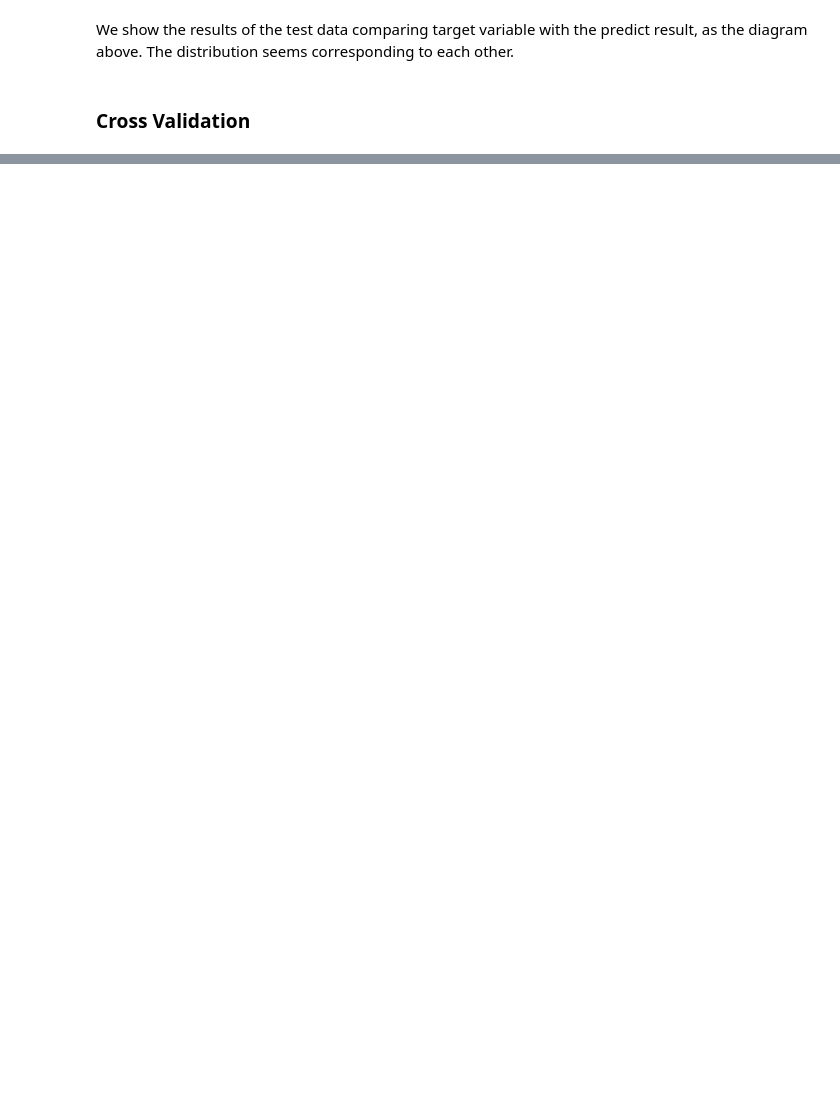
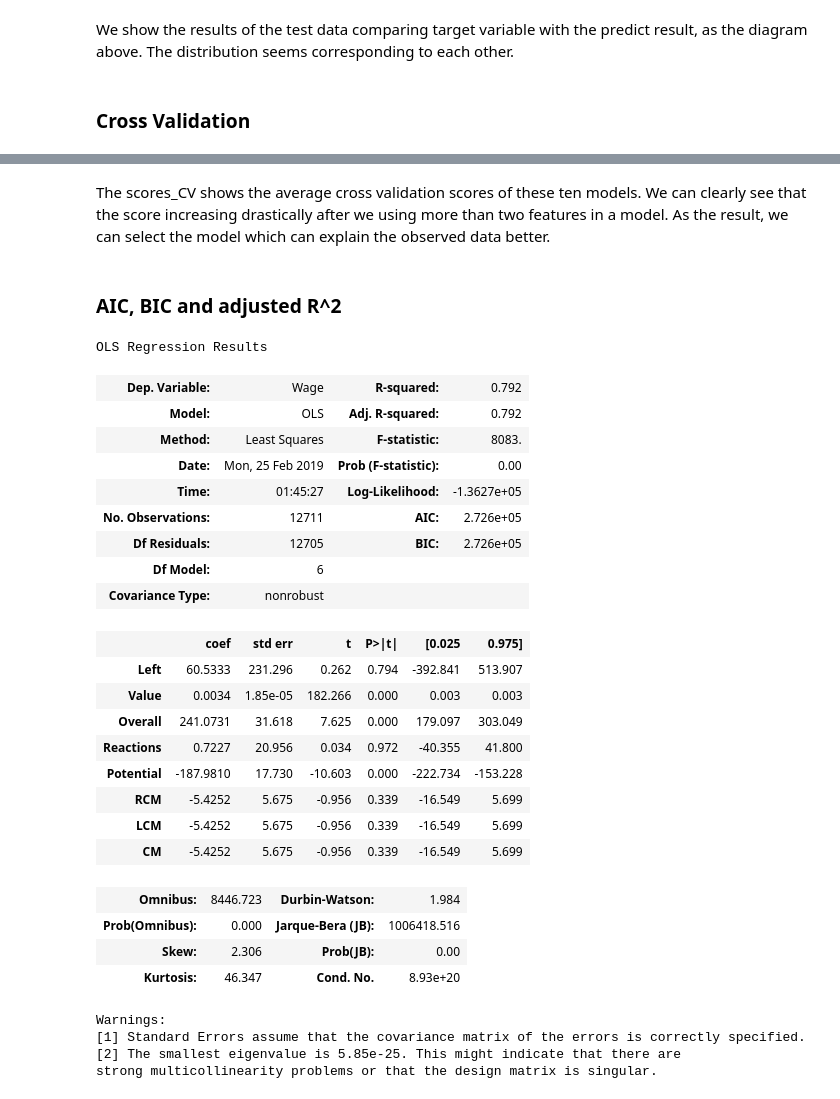
Before and after one commit to PinHoWang/NEU_INFO6105, a Jupyter notebook: Assignment2/Assignment2-PartA.ipynb, the cells around one changed output, grey strips where cells are left out. Saved outputs shown, nothing was run; the diff lists cells and outputs as text; code cells hidden in the pictures; blank space fills up the shorter version.

```diff
--- a/Assignment2/Assignment2-PartA.ipynb
+++ b/Assignment2/Assignment2-PartA.ipynb
@@ -922,0 +890,34 @@ Previously, we conclude that the best model is mode {{str(modelIndex}}. After we
+# %% [markdown]
+The scores_CV shows the average cross validation scores of these ten models. We can clearly see that the score increasing drastically after we using more than two features in a model. As the result, we can select the model which can explain the observed data better.
+# %% [markdown]
+###  AIC, BIC and adjusted R^2
+# %%
+models[modelIndex].summary()
+# %% [output]
+OLS Regression Results
+| Dep. Variable: | Wage | R-squared: | 0.792 |
+| Model: | OLS | Adj. R-squared: | 0.792 |
+| Method: | Least Squares | F-statistic: | 8083. |
+| Date: | Mon, 25 Feb 2019 | Prob (F-statistic): | 0.00 |
+| Time: | 01:45:27 | Log-Likelihood: | -1.3627e+05 |
+| No. Observations: | 12711 | AIC: | 2.726e+05 |
+| Df Residuals: | 12705 | BIC: | 2.726e+05 |
+| Df Model: | 6 |  |  |
+| Covariance Type: | nonrobust |  |  |
+|  | coef | std err | t | P>|t| | [0.025 | 0.975] |
+| Left | 60.5333 | 231.296 | 0.262 | 0.794 | -392.841 | 513.907 |
+| Value | 0.0034 | 1.85e-05 | 182.266 | 0.000 | 0.003 | 0.003 |
+| Overall | 241.0731 | 31.618 | 7.625 | 0.000 | 179.097 | 303.049 |
+| Reactions | 0.7227 | 20.956 | 0.034 | 0.972 | -40.355 | 41.800 |
+| Potential | -187.9810 | 17.730 | -10.603 | 0.000 | -222.734 | -153.228 |
+| RCM | -5.4252 | 5.675 | -0.956 | 0.339 | -16.549 | 5.699 |
+| LCM | -5.4252 | 5.675 | -0.956 | 0.339 | -16.549 | 5.699 |
+| CM | -5.4252 | 5.675 | -0.956 | 0.339 | -16.549 | 5.699 |
+| Omnibus: | 8446.723 | Durbin-Watson: | 1.984 |
+| Prob(Omnibus): | 0.000 | Jarque-Bera (JB): | 1006418.516 |
+| Skew: | 2.306 | Prob(JB): | 0.00 |
+| Kurtosis: | 46.347 | Cond. No. | 8.93e+20 |
+Warnings:
+[1] Standard Errors assume that the covariance matrix of the errors is correctly specified.
+[2] The smallest eigenvalue is 5.85e-25. This might indicate that there are
+strong multicollinearity problems or that the design matrix is singular.
```
Also changed, not shown: parts of 28 cells of this notebook, 1 other file.
